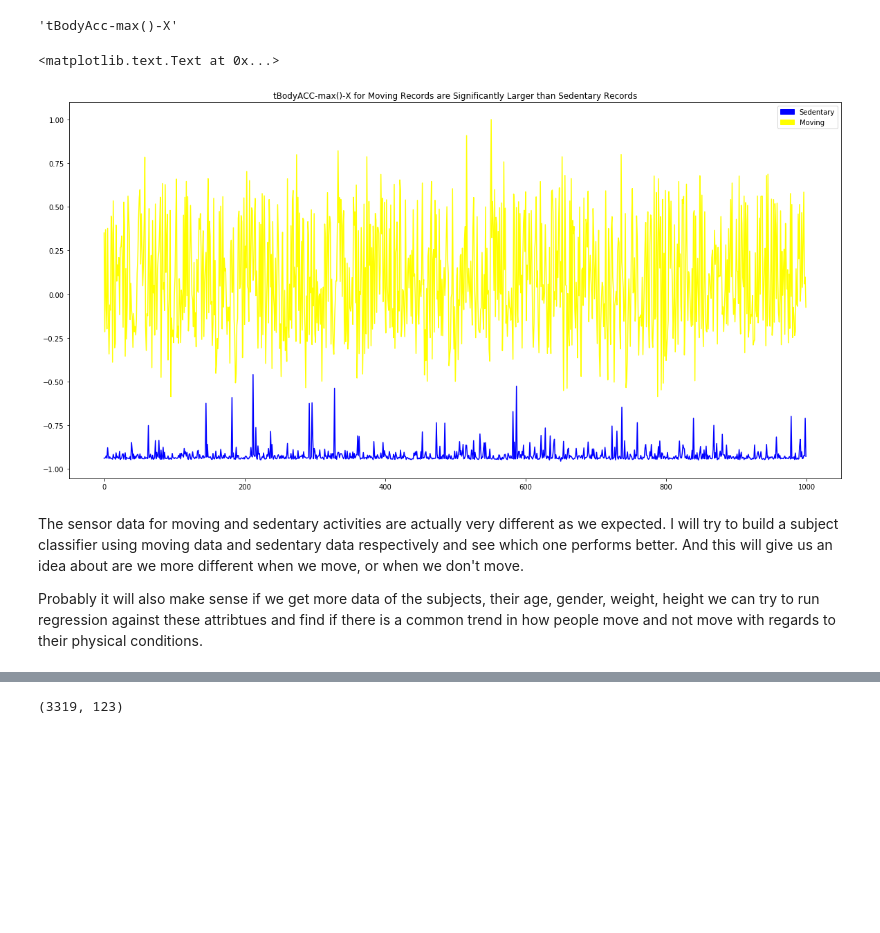
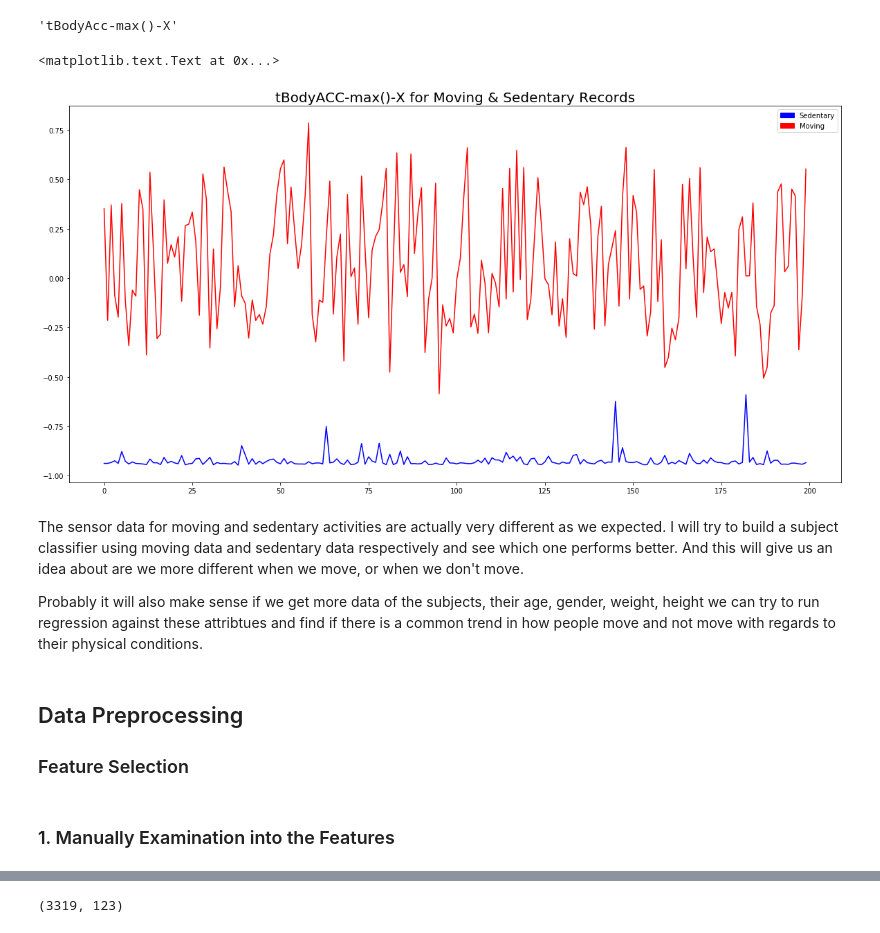
Before and after one commit to tinahbu/Gait-Cycle-Segmentation, a Jupyter notebook: Human Activity Prediction.ipynb, the cells around one changed output, grey strips where cells are left out. Saved outputs shown, nothing was run; the diff lists cells and outputs as text; code cells hidden in the pictures; blank space fills up the shorter version.

Commit message:
more feature selection

```diff
--- a/Human Activity Prediction.ipynb
+++ b/Human Activity Prediction.ipynb
@@ -190,19 +192,27 @@ train.columns.tolist()[9]
 # %%
 # Plot the max acceleration on the X axis
 
 fig = plt.figure(figsize=(20,10))
-plt.gca().set_color_cycle(['blue', 'yellow'])
-plt.plot(X_train_sedentary[:1000, 9])
-plt.plot(X_train_moving[:1000, 9])
+plt.gca().set_color_cycle(['blue', 'red'])
+plt.plot(X_train_sedentary[:200, 9])
+plt.plot(X_train_moving[:200, 9])
 
 blue_patch = mpatches.Patch(color='blue', label='Sedentary')
-yellow_patch = mpatches.Patch(color='yellow', label='Moving')
+yellow_patch = mpatches.Patch(color='red', label='Moving')
 plt.legend(handles=[blue_patch, yellow_patch])
-plt.title("tBodyACC-max()-X for Moving Records are Significantly Larger than Sedentary Records")
+plt.title("tBodyACC-max()-X for Moving & Sedentary Records", fontsize=20)
 # %% [output]
 <matplotlib.text.Text at 0x...>
-[figure, old version]
+[figure, new version]
 # %% [markdown]
 The sensor data for moving and sedentary activities are actually very different as we expected. I will try to build a subject classifier using moving data and sedentary data respectively and see which one performs better. And this will give us an idea about are we more different when we move, or when we don't move.
 
 Probably it will also make sense if we get more data of the subjects, their age, gender, weight, height we can try to run regression against these attribtues and find if there is a common trend in how people move and not move with regards to their physical conditions.
+# %% [markdown]
+
+## Data Preprocessing
+
+
+### Feature Selection
+# %% [markdown]
+### 1. Manually Examination into the Features
```
Also changed, not shown: parts of 40 cells of this notebook.
